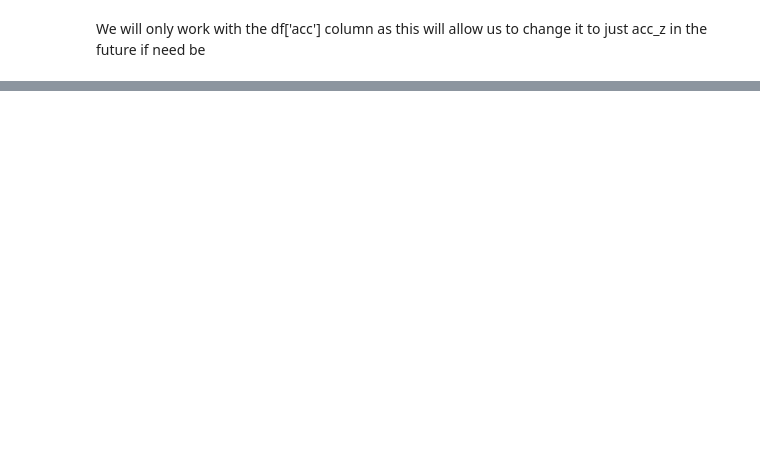
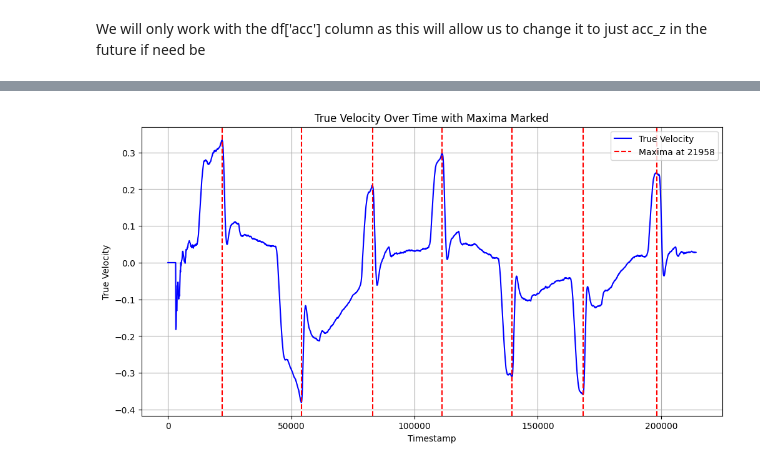
Before and after one commit to OGreenwood672/pr_kalman, a Jupyter notebook: analysis.ipynb, the cells around one changed output, grey strips where cells are left out. Cells and saved outputs as stored; diff of their text form; code cells hidden in the pictures; blank space fills up the shorter version.

```diff
--- a/analysis.ipynb
+++ b/analysis.ipynb
@@ -530 +699,25 @@ def chart(col1, col2=None):
+# %%
+for i in range(29):
+    df.loc[i, 'true_velocity'] = 0
+# chart('true_velocity')
+
+
+plt.figure(figsize=(12, 6))
+plt.plot(df['timestamp'], df['true_velocity'], label='True Velocity', color='blue')
+
+# Add vertical lines at the maxima
+for ts in maximas:
+    plt.axvline(x=ts, color='red', linestyle='--', label=f'Maxima at {ts}' if ts == maximas[0] else "")
+
+# Add labels and title
+plt.xlabel('Timestamp')
+plt.ylabel('True Velocity')
+plt.title('True Velocity Over Time with Maxima Marked')
+plt.legend()
+plt.grid(True)
+
+# Show the plot
+plt.show()
+# %% [output]
+[figure, added]
 # %%
```
Also changed, not shown: parts of 13 cells of this notebook, 11 other files.
